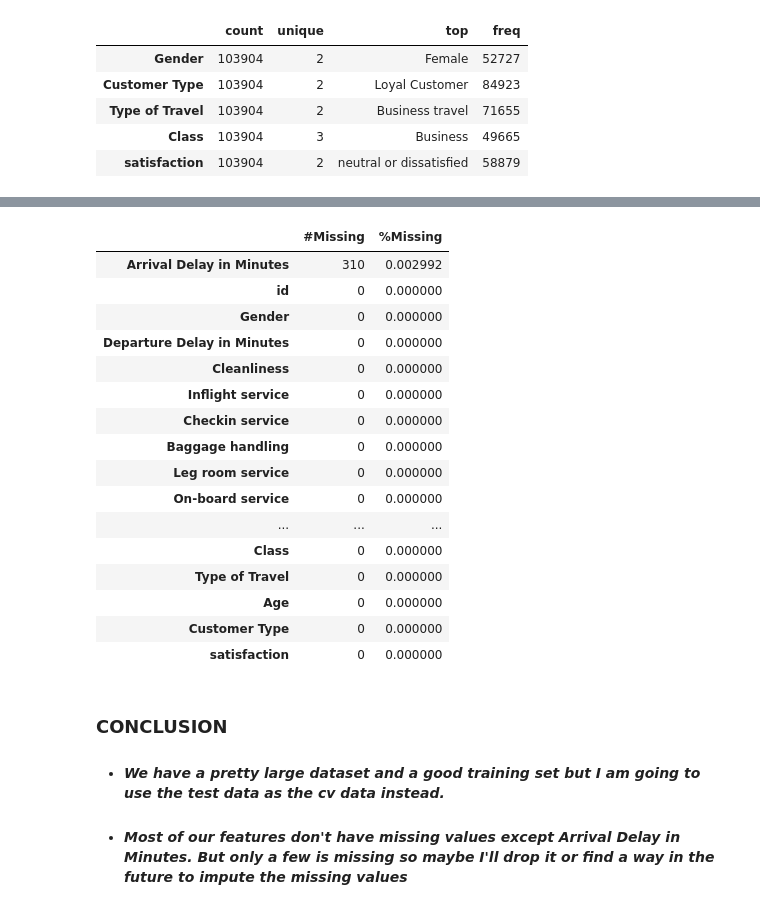
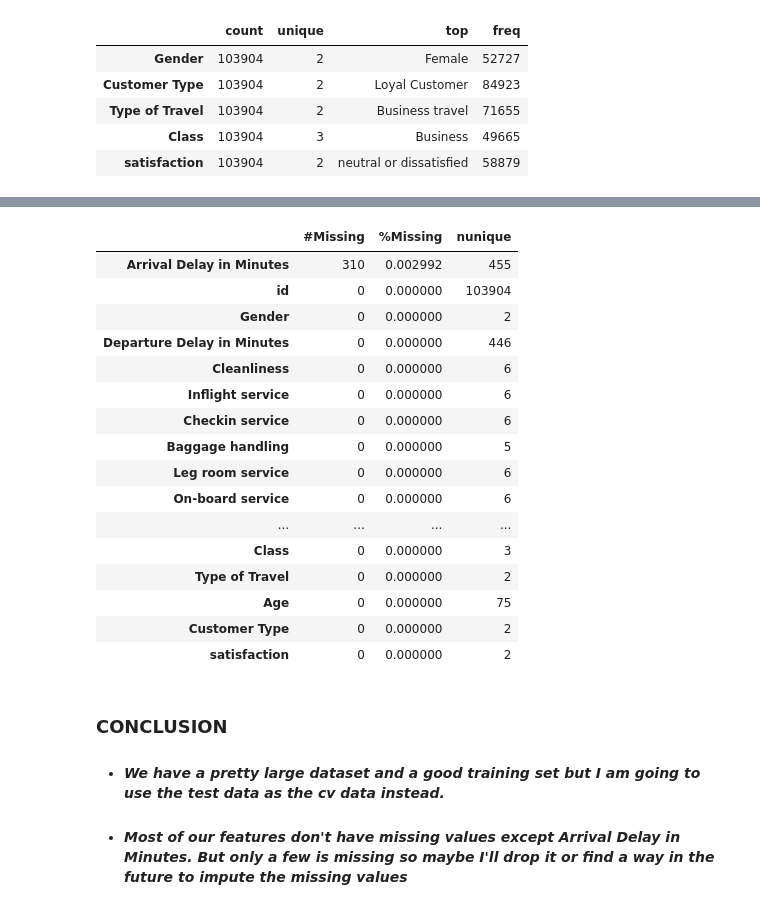
Before and after one commit to adebola-duf/Airline-Passenger-Satisfaction, a Jupyter notebook: main.ipynb, the cells around one changed output, grey strips where cells are left out. Drawn from its saved outputs; the diff is of its cells as text; code cells hidden in the pictures.

Commit message:
Did EDA, feature engineering, data imputation, data cleaning etc

```diff
--- a/main.ipynb
+++ b/main.ipynb
@@ -105,26 +128,27 @@ train_df.describe().T
 # %%
 missing_no = train_df.isnull().sum()
 missing_percentage = train_df.isnull().sum()/ train_df.count()
-missing_df = pd.DataFrame({"#Missing": missing_no, "%Missing": missing_percentage}).sort_values(by='#Missing', ascending=False)
+nuniques = train_df.nunique()
+missing_df = pd.DataFrame({"#Missing": missing_no, "%Missing": missing_percentage, 'nunique': nuniques}).sort_values(by='#Missing', ascending=False)
 missing_df
 # %% [output]
-|  | #Missing | %Missing |
-| Arrival Delay in Minutes | 310 | 0.002992 |
-| id | 0 | 0.000000 |
-| Gender | 0 | 0.000000 |
-| Departure Delay in Minutes | 0 | 0.000000 |
-| Cleanliness | 0 | 0.000000 |
-| Inflight service | 0 | 0.000000 |
-| Checkin service | 0 | 0.000000 |
-| Baggage handling | 0 | 0.000000 |
-| Leg room service | 0 | 0.000000 |
-| On-board service | 0 | 0.000000 |
-| ... | ... | ... |
-| Class | 0 | 0.000000 |
-| Type of Travel | 0 | 0.000000 |
-| Age | 0 | 0.000000 |
-| Customer Type | 0 | 0.000000 |
-| satisfaction | 0 | 0.000000 |
+|  | #Missing | %Missing | nunique |
+| Arrival Delay in Minutes | 310 | 0.002992 | 455 |
+| id | 0 | 0.000000 | 103904 |
+| Gender | 0 | 0.000000 | 2 |
+| Departure Delay in Minutes | 0 | 0.000000 | 446 |
+| Cleanliness | 0 | 0.000000 | 6 |
+| Inflight service | 0 | 0.000000 | 6 |
+| Checkin service | 0 | 0.000000 | 6 |
+| Baggage handling | 0 | 0.000000 | 5 |
+| Leg room service | 0 | 0.000000 | 6 |
+| On-board service | 0 | 0.000000 | 6 |
+| ... | ... | ... | ... |
+| Class | 0 | 0.000000 | 3 |
+| Type of Travel | 0 | 0.000000 | 2 |
+| Age | 0 | 0.000000 | 75 |
+| Customer Type | 0 | 0.000000 | 2 |
+| satisfaction | 0 | 0.000000 | 2 |
 # %% [markdown]
 ### __CONCLUSION__
 - #### _We have a pretty large dataset and a good training set but I am going to use the test data as the cv data instead._
```
Also changed, not shown: parts of 128 cells of this notebook.
